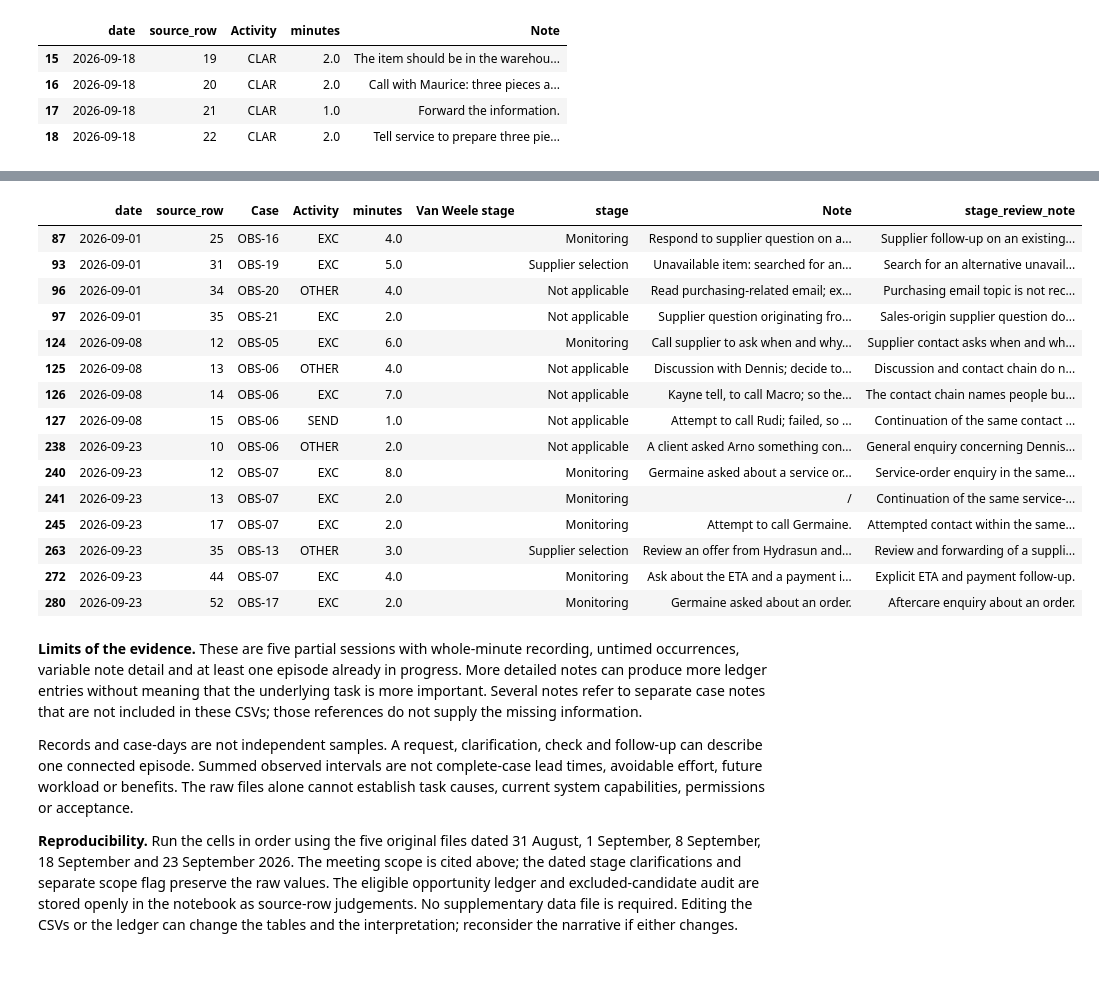
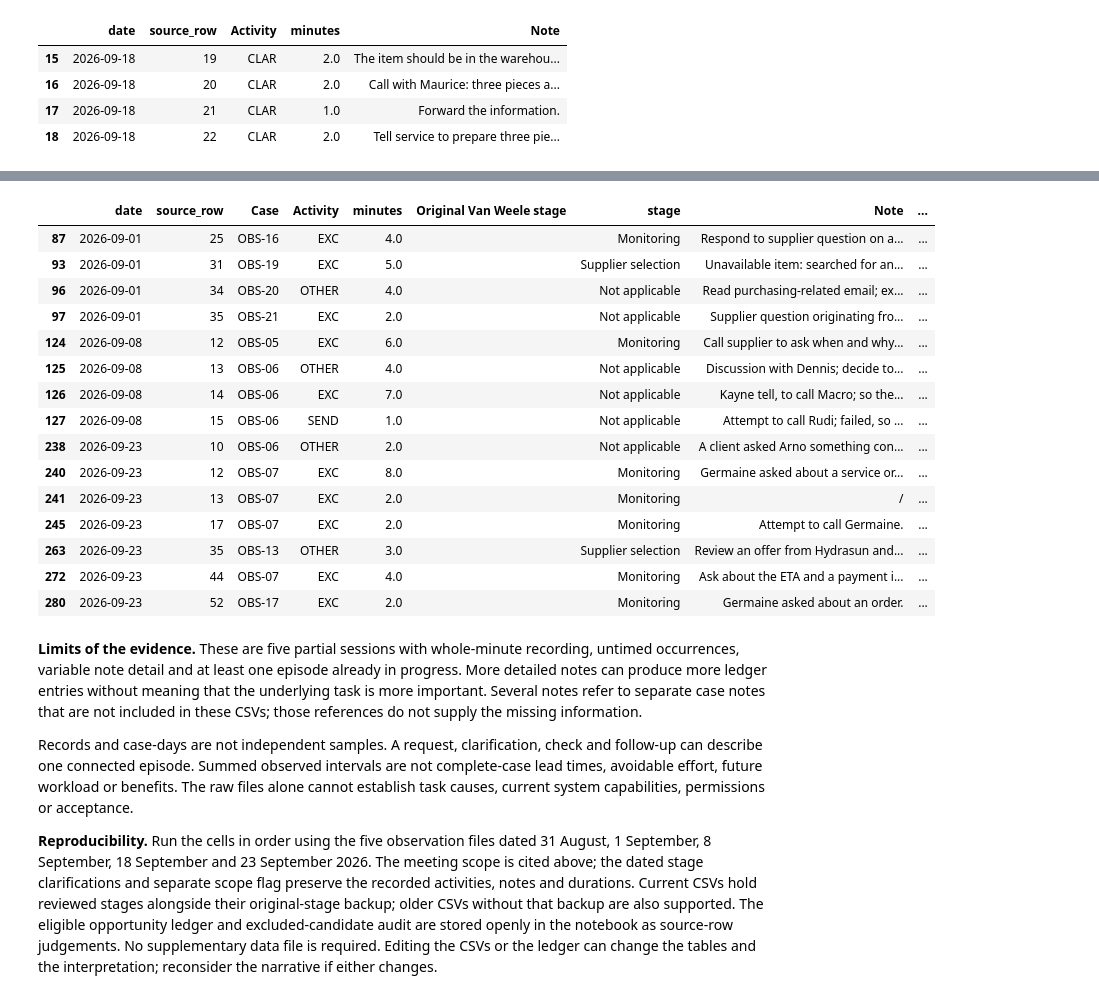
Before and after one commit to Luuuuuig/Bachelor-End-Project, a Jupyter notebook: Focal_Case_Selection_2026-10-07.ipynb, the cells around one changed output, grey strips where cells are left out. Drawn from its saved outputs; the diff is of its cells as text; code cells hidden in the pictures; blank space fills up the shorter version.

```diff
--- a/Focal_Case_Selection_2026-10-07.ipynb
+++ b/Focal_Case_Selection_2026-10-07.ipynb
@@ -72,6 +72,8 @@ for date in dates:
     })
     frame['date'] = date
     frame['source_row'] = frame.index + 1
+    if "Original Van Weele stage" not in frame.columns:
+        frame["Original Van Weele stage"] = frame["Van Weele stage"]
     frames.append(frame)
 observations = pd.concat(frames, ignore_index=True)
 # %% [markdown]
@@ -204,7 +206,7 @@ for assignment in remaining_stage_assignments.itertuples(index=False):
     selected = pd.to_datetime(observations["date"]).eq(pd.Timestamp(assignment.date))
     selected = selected & observations["source_row"].eq(assignment.source_row)
     assert selected.sum() == 1
-    assert observations.loc[selected, "stage"].eq("Unassigned").all()
+    assert observations.loc[selected, "stage"].isin(["Unassigned", assignment.stage]).all()
     observations.loc[selected, "stage"] = assignment.stage
     observations.loc[selected, "stage_review_note"] = assignment.review_note
 
@@ -1382,30 +1384,30 @@ with pd.option_context('display.max_colwidth', None):
 # %%
 reviewed_by_action = observations['stage_review_note'].ne('')
 action_stage_audit = observations.loc[reviewed_by_action].sort_values(['date', 'source_row'])
 with pd.option_context('display.max_colwidth', None):
     display(action_stage_audit[
-        ['date', 'source_row', 'Case', 'Activity', 'minutes', 'Van Weele stage',
+        ['date', 'source_row', 'Case', 'Activity', 'minutes', 'Original Van Weele stage',
          'stage', 'Note', 'stage_review_note']])
 # %% [output]
-|  | date | source_row | Case | Activity | minutes | Van Weele stage | stage | Note | stage_review_note |
-| 87 | 2026-09-01 | 25 | OBS-16 | EXC | 4.0 |  | Monitoring | Respond to supplier question on a... | Supplier follow-up on an existing... |
-| 93 | 2026-09-01 | 31 | OBS-19 | EXC | 5.0 |  | Supplier selection | Unavailable item: searched for an... | Search for an alternative unavail... |
-| 96 | 2026-09-01 | 34 | OBS-20 | OTHER | 4.0 |  | Not applicable | Read purchasing-related email; ex... | Purchasing email topic is not rec... |
-| 97 | 2026-09-01 | 35 | OBS-21 | EXC | 2.0 |  | Not applicable | Supplier question originating fro... | Sales-origin supplier question do... |
-| 124 | 2026-09-08 | 12 | OBS-05 | EXC | 6.0 |  | Monitoring | Call supplier to ask when and why... | Supplier contact asks when and wh... |
-| 125 | 2026-09-08 | 13 | OBS-06 | OTHER | 4.0 |  | Not applicable | Discussion with Dennis; decide to... | Discussion and contact chain do n... |
-| 126 | 2026-09-08 | 14 | OBS-06 | EXC | 7.0 |  | Not applicable | Kayne tell, to call Macro; so the... | The contact chain names people bu... |
-| 127 | 2026-09-08 | 15 | OBS-06 | SEND | 1.0 |  | Not applicable | Attempt to call Rudi; failed, so ... | Continuation of the same contact ... |
-| 238 | 2026-09-23 | 10 | OBS-06 | OTHER | 2.0 |  | Not applicable | A client asked Arno something con... | General enquiry concerning Dennis... |
-| 240 | 2026-09-23 | 12 | OBS-07 | EXC | 8.0 |  | Monitoring | Germaine asked about a service or... | Service-order enquiry in the same... |
-| 241 | 2026-09-23 | 13 | OBS-07 | EXC | 2.0 |  | Monitoring | / | Continuation of the same service-... |
-| 245 | 2026-09-23 | 17 | OBS-07 | EXC | 2.0 |  | Monitoring | Attempt to call Germaine. | Attempted contact within the same... |
-| 263 | 2026-09-23 | 35 | OBS-13 | OTHER | 3.0 |  | Supplier selection | Review an offer from Hydrasun and... | Review and forwarding of a suppli... |
-| 272 | 2026-09-23 | 44 | OBS-07 | EXC | 4.0 |  | Monitoring | Ask about the ETA and a payment i... | Explicit ETA and payment follow-up. |
-| 280 | 2026-09-23 | 52 | OBS-17 | EXC | 2.0 |  | Monitoring | Germaine asked about an order. | Aftercare enquiry about an order. |
+|  | date | source_row | Case | Activity | minutes | Original Van Weele stage | stage | Note | ... |
+| 87 | 2026-09-01 | 25 | OBS-16 | EXC | 4.0 |  | Monitoring | Respond to supplier question on a... | ... |
+| 93 | 2026-09-01 | 31 | OBS-19 | EXC | 5.0 |  | Supplier selection | Unavailable item: searched for an... | ... |
+| 96 | 2026-09-01 | 34 | OBS-20 | OTHER | 4.0 |  | Not applicable | Read purchasing-related email; ex... | ... |
+| 97 | 2026-09-01 | 35 | OBS-21 | EXC | 2.0 |  | Not applicable | Supplier question originating fro... | ... |
+| 124 | 2026-09-08 | 12 | OBS-05 | EXC | 6.0 |  | Monitoring | Call supplier to ask when and why... | ... |
+| 125 | 2026-09-08 | 13 | OBS-06 | OTHER | 4.0 |  | Not applicable | Discussion with Dennis; decide to... | ... |
+| 126 | 2026-09-08 | 14 | OBS-06 | EXC | 7.0 |  | Not applicable | Kayne tell, to call Macro; so the... | ... |
+| 127 | 2026-09-08 | 15 | OBS-06 | SEND | 1.0 |  | Not applicable | Attempt to call Rudi; failed, so ... | ... |
+| 238 | 2026-09-23 | 10 | OBS-06 | OTHER | 2.0 |  | Not applicable | A client asked Arno something con... | ... |
+| 240 | 2026-09-23 | 12 | OBS-07 | EXC | 8.0 |  | Monitoring | Germaine asked about a service or... | ... |
+| 241 | 2026-09-23 | 13 | OBS-07 | EXC | 2.0 |  | Monitoring | / | ... |
+| 245 | 2026-09-23 | 17 | OBS-07 | EXC | 2.0 |  | Monitoring | Attempt to call Germaine. | ... |
+| 263 | 2026-09-23 | 35 | OBS-13 | OTHER | 3.0 |  | Supplier selection | Review an offer from Hydrasun and... | ... |
+| 272 | 2026-09-23 | 44 | OBS-07 | EXC | 4.0 |  | Monitoring | Ask about the ETA and a payment i... | ... |
+| 280 | 2026-09-23 | 52 | OBS-17 | EXC | 2.0 |  | Monitoring | Germaine asked about an order. | ... |
 # %% [markdown]
 **Limits of the evidence.** These are five partial sessions with whole-minute recording, untimed occurrences, variable note detail and at least one episode already in progress. More detailed notes can produce more ledger entries without meaning that the underlying task is more important. Several notes refer to separate case notes that are not included in these CSVs; those references do not supply the missing information.
 
 Records and case-days are not independent samples. A request, clarification, check and follow-up can describe one connected episode. Summed observed intervals are not complete-case lead times, avoidable effort, future workload or benefits. The raw files alone cannot establish task causes, current system capabilities, permissions or acceptance.
 
-**Reproducibility.** Run the cells in order using the five original files dated 31 August, 1 September, 8 September, 18 September and 23 September 2026. The meeting scope is cited above; the dated stage clarifications and separate scope flag preserve the raw values. The eligible opportunity ledger and excluded-candidate audit are stored openly in the notebook as source-row judgements. No supplementary data file is required. Editing the CSVs or the ledger can change the tables and the interpretation; reconsider the narrative if either changes.
+**Reproducibility.** Run the cells in order using the five observation files dated 31 August, 1 September, 8 September, 18 September and 23 September 2026. The meeting scope is cited above; the dated stage clarifications and separate scope flag preserve the recorded activities, notes and durations. Current CSVs hold reviewed stages alongside their original-stage backup; older CSVs without that backup are also supported. The eligible opportunity ledger and excluded-candidate audit are stored openly in the notebook as source-row judgements. No supplementary data file is required. Editing the CSVs or the ledger can change the tables and the interpretation; reconsider the narrative if either changes.
```
Also changed, not shown: parts of 9 cells of this notebook, 7 other files.
